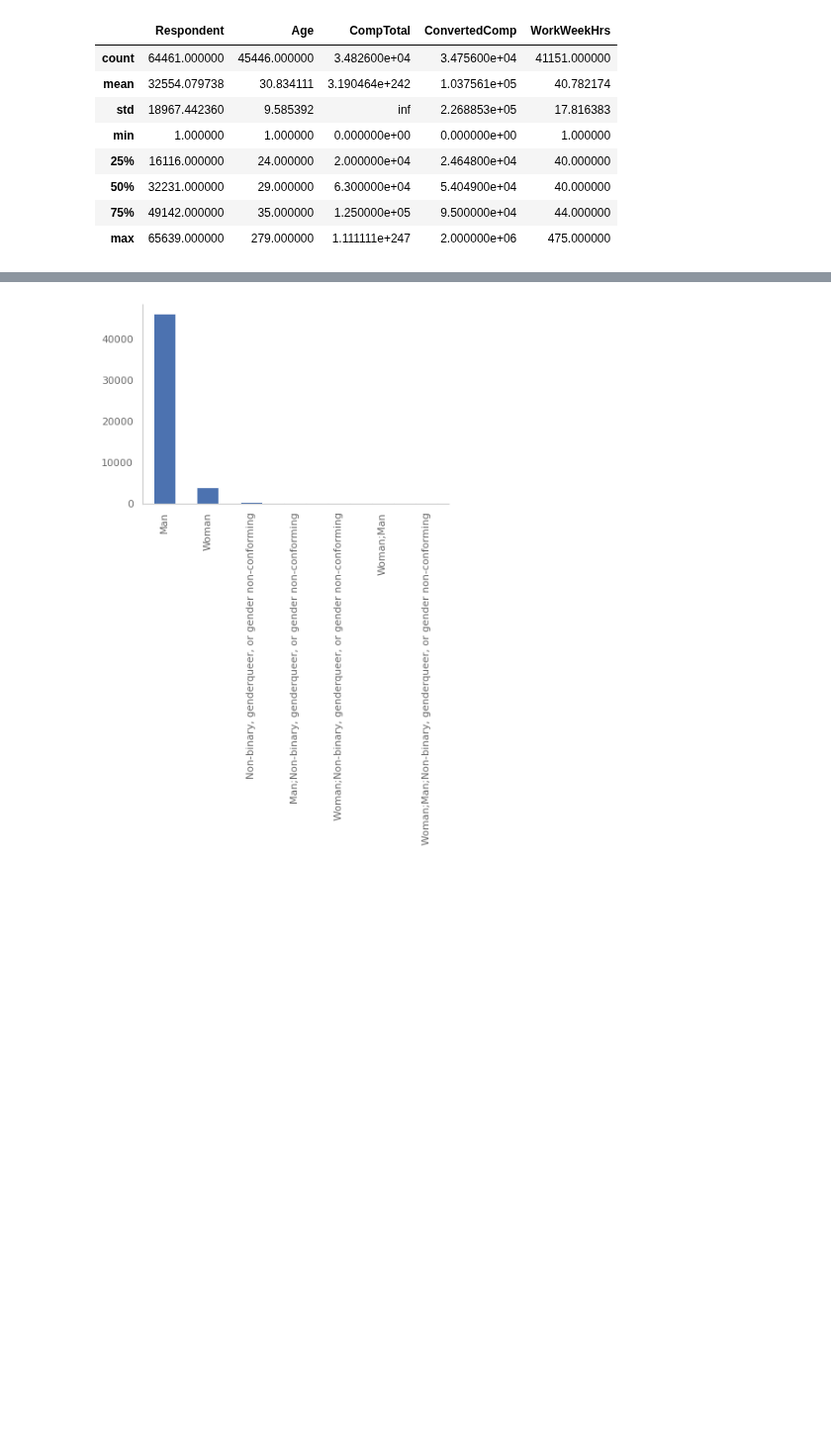
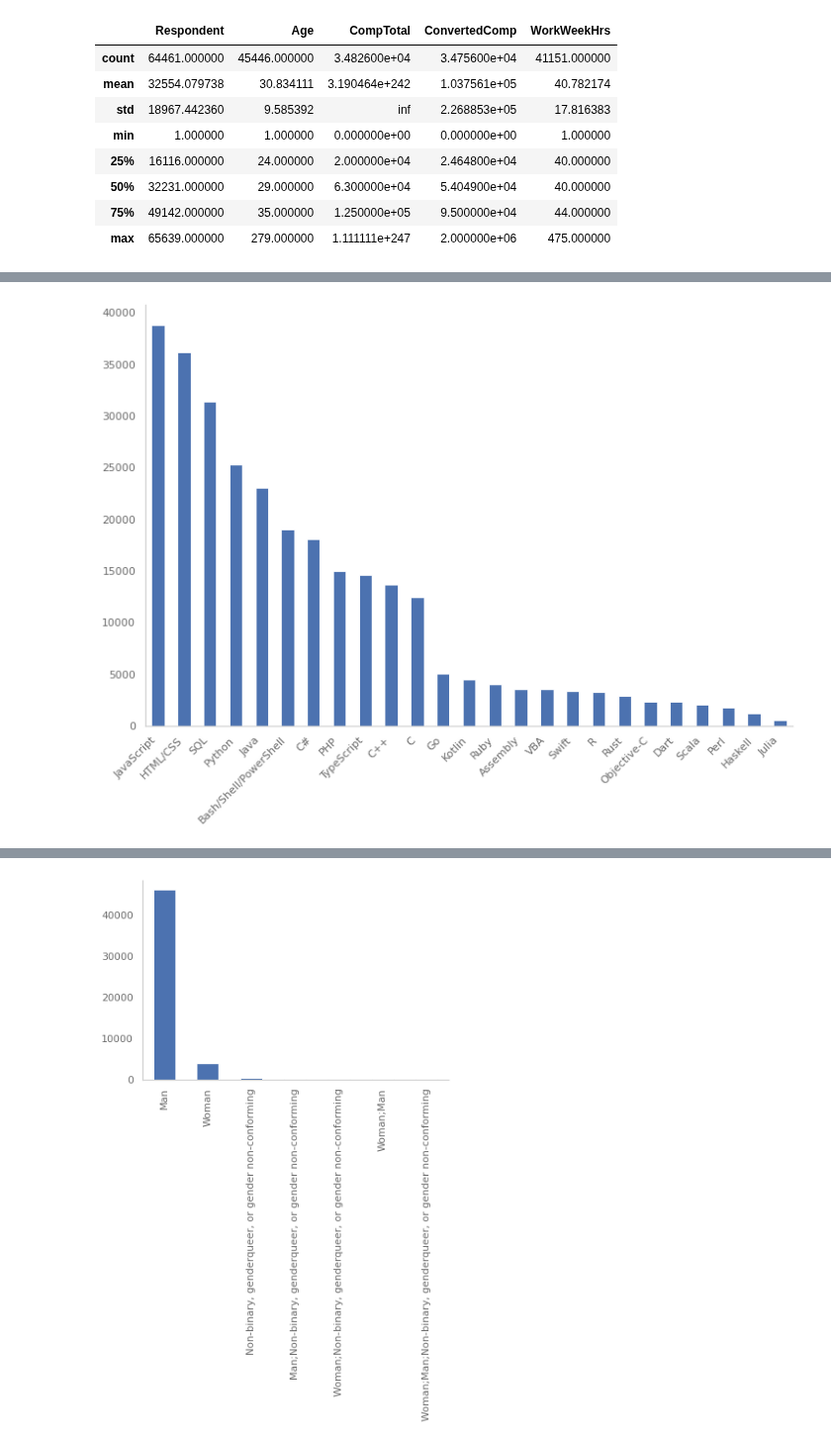
Before and after one commit to felipeagarcia/StackOverflow-2020-Developer-Survey-Analysis, a Jupyter notebook: Project_1.ipynb, the cells around one changed output, grey strips where cells are left out. Shown at 99% size. Cells and saved outputs as stored; diff of their text form; code cells hidden in the pictures; blank space fills up the shorter version.

```diff
--- a/Project_1.ipynb
+++ b/Project_1.ipynb
@@ -76,2 +87,0 @@ def count_languages(languages_worked_with):
-# %%
-count = count_languages(df['LanguageWorkedWith'].dropna())
@@ -87,12 +87,0 @@ JavaScript
-# %%
-languages = count.value_counts().iloc[: 5].keys()
-salaries_by_lang = {}
-aux_df = df.dropna(subset=['LanguageWorkedWith'])
-for language in languages:
-  salaries_by_lang[language] = aux_df[aux_df['LanguageWorkedWith'].str.contains(language)]['ConvertedComp'].mean()
-plt.figure(figsize=(15, 10))
-plt.bar(sorted(salaries_by_lang, key=salaries_by_lang.get, reverse=True), sorted(salaries_by_lang.values(), reverse=True))
-plt.ylabel('Mean Salary (USD)')
-plt.xlabel('Language')
-plt.show()
-print(sorted(salaries_by_lang, key=salaries_by_lang.get, reverse=True))
@@ -153,0 +151,6 @@ Index(['Respondent', 'MainBranch', 'Hobbyist', 'Age', 'Age1stCode', 'CompFreq',
+# %%
+# Those features contains pure numerical values and some strings like "Less than 1 year",
+# therefore, we will handle than as numeric values to avoid having a huge number of categorical features
+df['Age1stCode'] = df['Age1stCode'].astype(str).apply(extract_first_number_from_string)
+df['YearsCode'] = df['YearsCode'].astype(str).apply(extract_first_number_from_string)
+df['YearsCodePro'] = df['YearsCodePro'].astype(str).apply(extract_first_number_from_string)
@@ -153,0 +237,27 @@ Index(['Respondent', 'MainBranch', 'Hobbyist', 'Age', 'Age1stCode', 'CompFreq',
+# %%
+def count_languages(languages_worked_with):
+    '''
+    Counts the occourrence of each language in the column "LanguageWorkedWith"
+    and drop nan values (to allow value_counts)
+
+    INPUT
+    languages_worked_with - pandas series, the column "LanguageWorkedWith"
+
+    OUTPUT
+    count - value_counts() of each language
+    '''
+    count = []
+    for row in languages_worked_with:
+        languages = row.split(';')
+        for language in languages:
+            if language == 'nan':
+              continue
+            count.append(language)
+    count = pd.Series(count).dropna().value_counts()
+    return count
+# %%
+count = count_languages(df['LanguageWorkedWith'].astype(str))
+count.plot.bar(figsize=(12, 8))
+plt.xticks(rotation=45, ha='right', va='top');
+# %% [output]
+[figure, added]
```
Also changed, not shown: parts of 57 cells of this notebook.
